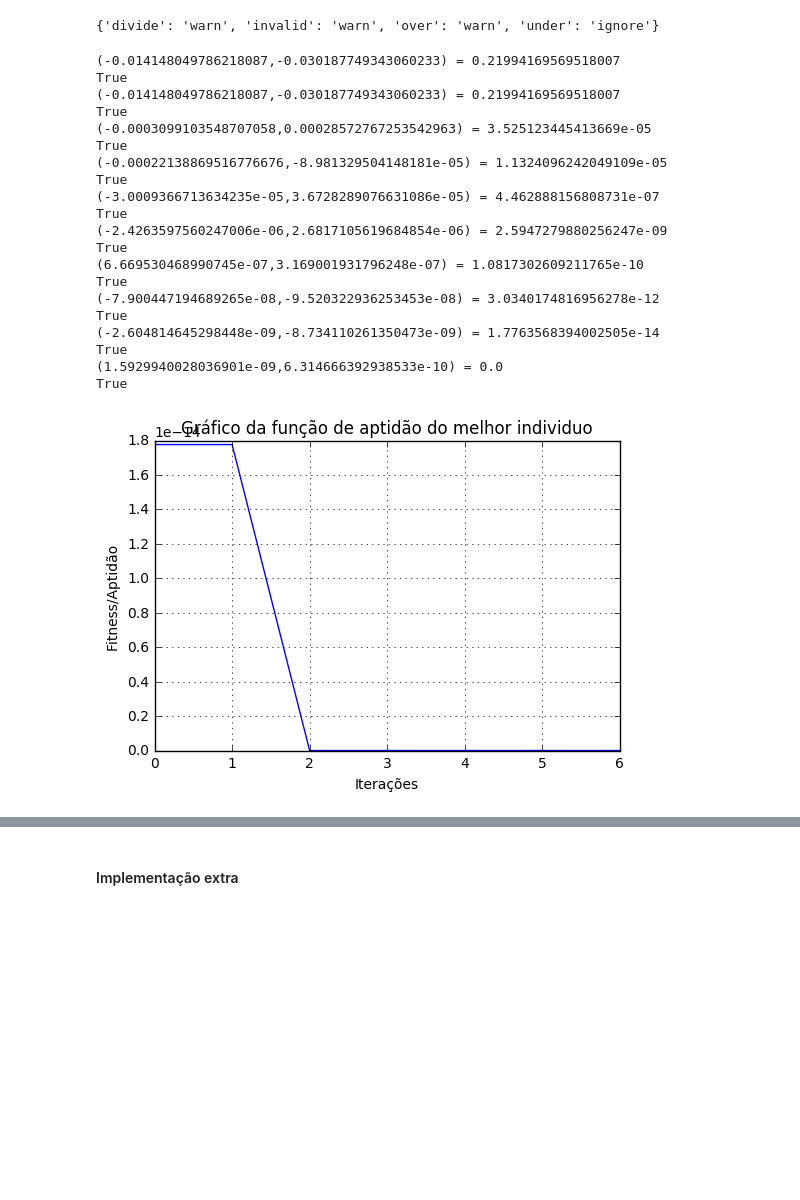
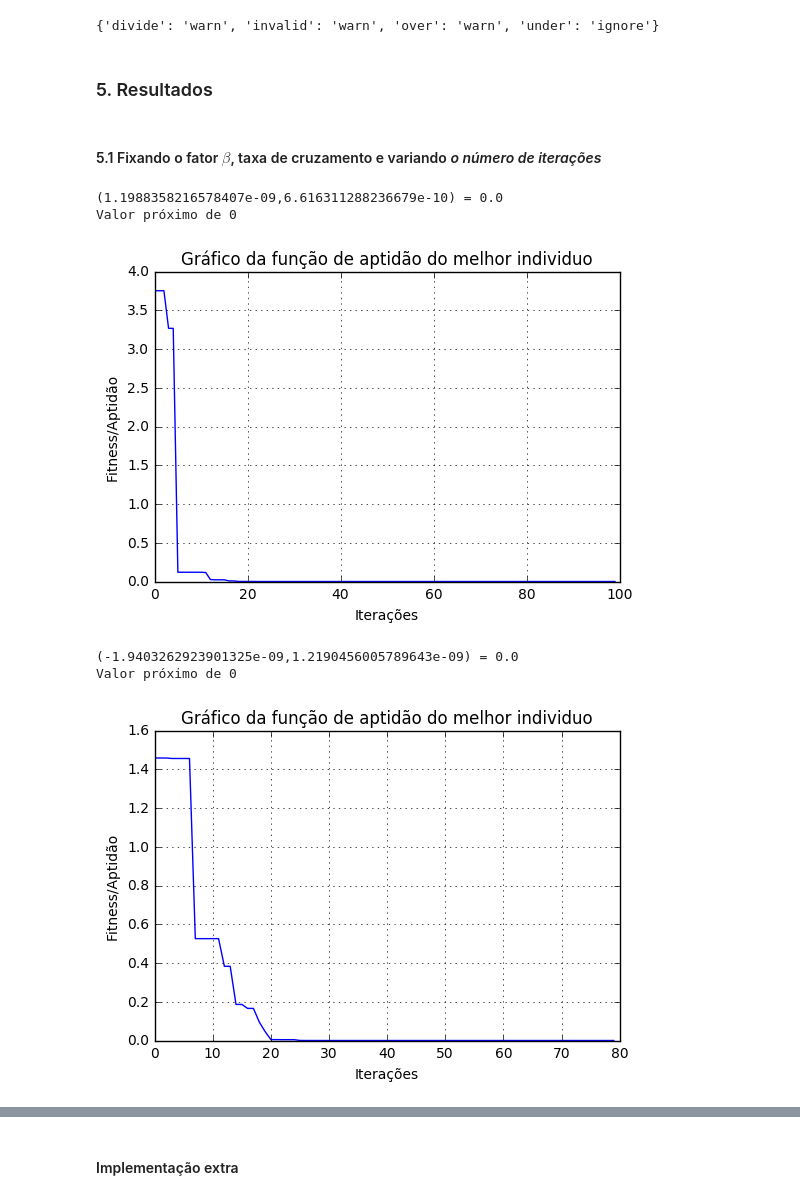
Before and after one commit to jvitorc17/topicosIA, a Jupyter notebook: evolucao-diferencial.ipynb, the cells around one changed output, grey strips where cells are left out. Cells and saved outputs as stored; diff of their text form; code cells hidden in the pictures; blank space fills up the shorter version.

```diff
--- a/evolucao-diferencial.ipynb
+++ b/evolucao-diferencial.ipynb
@@ -137,13 +137,11 @@ class ED:
         x_a = x_b = x_y = None
         popCross = []
         while(len(popCross)<self.popsize):
+            ele = random.sample(self.poplist,3)
+            x_a = ele[0]
+            x_b = ele[1]
+            x_y = ele[2]
 
-            while(True):
-                x_a = random.choice(self.poplist)
-                x_b = random.choice(self.poplist)
-                x_y = random.choice(self.poplist)
-                if( not(x_a == x_b) and not(x_b == x_y) ):
-                    break
             new_chrom = x_a + ((x_b - x_y)*self.beta)
             new_chrom.fitness = Rastringin(new_chrom.x1,new_chrom.x2)
             popCross.append(new_chrom)
@@ -172,7 +170,9 @@ class ED:
 
         best_solution = min(self.poplist)
         print('({},{}) = {}'.format(best_solution.x1, best_solution.x2, best_solution.fitness))
-        print(best_solution.fitness<1 )
+        if(best_solution.fitness<1 and best_solution.fitness>-1):
+            print('Valor próximo de 0')
+
         return melhoresResultados
 # %%
 import matplotlib.pyplot as plt
@@ -190,28 +188,20 @@ a = ED()
-# %%
-for i in range(10):
-    resultado = a.runDE()
-# %% [output]
-(-0.014148049786218087,-0.030187749343060233) = 0.21994169569518007
-True
-(-0.014148049786218087,-0.030187749343060233) = 0.21994169569518007
-True
-(-0.0003099103548707058,0.00028572767253542963) = 3.525123445413669e-05
-True
-(-0.00022138869516776676,-8.981329504148181e-05) = 1.1324096242049109e-05
-True
-(-3.0009366713634235e-05,3.6728289076631086e-05) = 4.462888156808731e-07
-True
-(-2.4263597560247006e-06,2.6817105619684854e-06) = 2.5947279880256247e-09
-True
-(6.669530468990745e-07,3.169001931796248e-07) = 1.0817302609211765e-10
-True
-(-7.900447194689265e-08,-9.520322936253453e-08) = 3.0340174816956278e-12
-True
-(-2.604814645298448e-09,-8.734110261350473e-09) = 1.7763568394002505e-14
-True
-(1.5929940028036901e-09,6.314666392938533e-10) = 0.0
-True
-# %%
-plotar(resultado)
-# %% [output]
-[figure, removed]
+# %% [markdown]
+### 5. Resultados
+# %% [markdown]
+#### 5.1 Fixando o fator $\beta$, taxa de cruzamento e variando <i>o número de iterações</i>
+# %%
+teste1 = ED(popsize=50,iterations=100, beta=0.5, Cr=0.5)
+plotParams = teste1.runDE()
+plotar(plotParams)
+# %% [output]
+(1.1988358216578407e-09,6.616311288236679e-10) = 0.0
+Valor próximo de 0
+[figure, added]
+# %%
+teste = ED(popsize=50,iterations=80, beta=0.5, Cr=0.5)
+plotParams = teste.runDE()
+plotar(plotParams)
+# %% [output]
+(-1.9403262923901325e-09,1.2190456005789643e-09) = 0.0
+Valor próximo de 0
+[figure, added]
```
Also changed, not shown: parts of 17 cells of this notebook.
